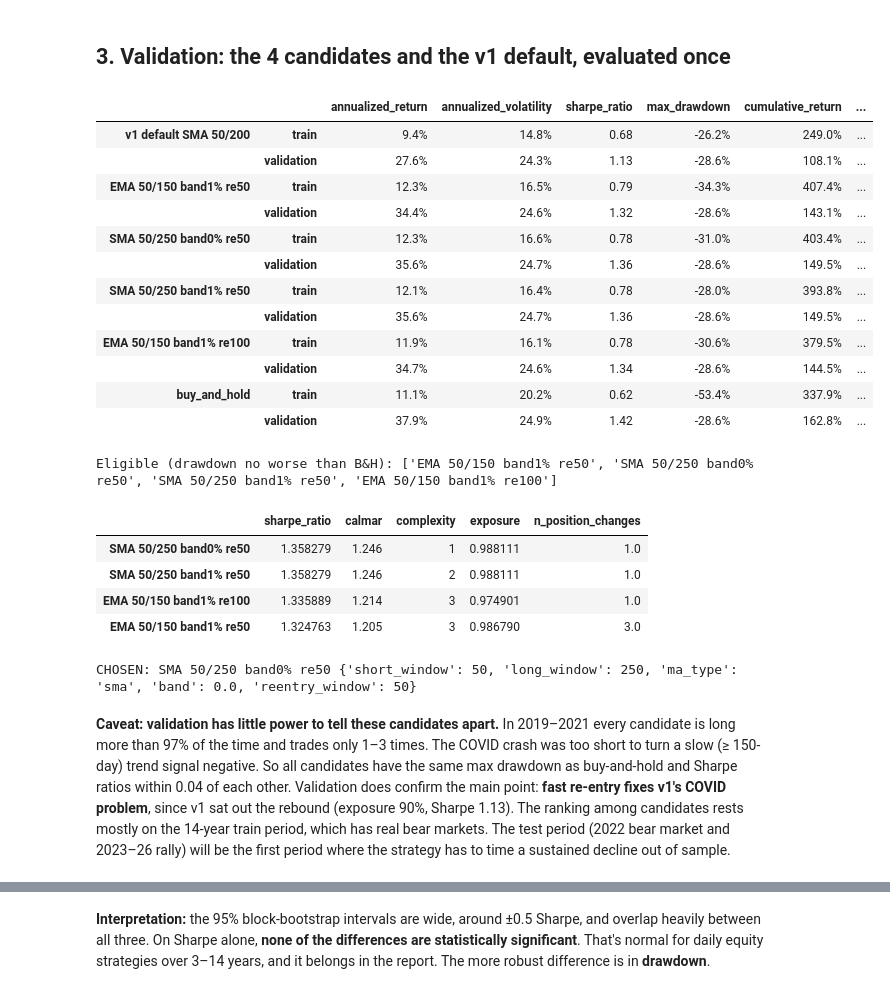
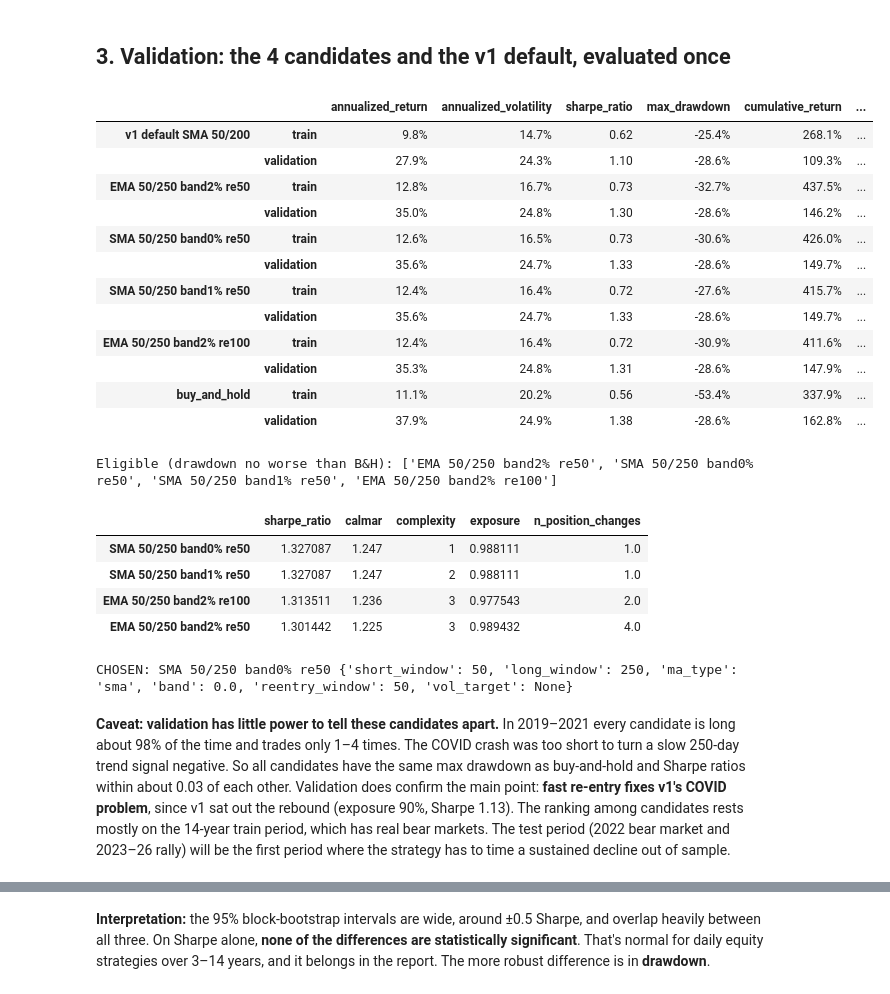
Before and after one commit to tush7301/qqq-trading-strategies, a Jupyter notebook: notebooks/01_moving_average/tuning.ipynb, the cells around one changed output, grey strips where cells are left out. Drawn from its saved outputs; the diff is of its cells as text; code cells hidden in the pictures.

```diff
--- a/notebooks/01_moving_average/tuning.ipynb
+++ b/notebooks/01_moving_average/tuning.ipynb
@@ -37,7 +40,8 @@ print(f"{len(prices)} trading days, {prices.index[0].date()} -> {prices.index[-1
 # %% [markdown]
 ## 0. Baseline: v1 default (50/200 SMA) vs buy-and-hold
 # %%
-base = period_metrics(backtest_strategy(MA(50, 200, reentry_window=None), prices))
+NOCAP = dict(vol_target=None)  # stages 0-3 tune the signal without the cap (stage 4 adds it)
+base = period_metrics(backtest_strategy(MA(50, 200, reentry_window=None, **NOCAP), prices))
 pct(pd.concat({"MA 50/200 (v1)": base, "buy_and_hold": bh})[COLS])
 # %% [output]
 |  |  | annualized_return | annualized_volatility | sharpe_ratio | max_drawdown | cumulative_return | ... |
@@ -50,7 +54,7 @@ pct(pd.concat({"MA 50/200 (v1)": base, "buy_and_hold": bh})[COLS])
 # %%
 SHORTS, LONGS = [1, 5, 10, 20, 50], [50, 100, 150, 200, 250]
 g1 = grid_search(MA, {"short_window": SHORTS, "long_window": LONGS, "ma_type": ["sma", "ema"]}, period="train", prices=prices,
-                 reentry_window=None)
+                 reentry_window=None, **NOCAP)
 fig, axes = plt.subplots(1, 2, figsize=(12, 4.2))
 bases = {}
 for ax, t in zip(axes, ["sma", "ema"]):
@@ -83,11 +87,11 @@ Stage-1 base pairs: {'sma': (50, 250), 'ema': (50, 150)}
 rows = []
 for t, (s, l) in bases.items():
     g = grid_search(MA, {"band": [0.0, 0.01, 0.02], "reentry_window": [None, 20, 50, 100]}, period="train", prices=prices,
-                    short_window=s, long_window=l, ma_type=t)
+                    short_window=s, long_window=l, ma_type=t, **NOCAP)
     g["short_window"], g["long_window"], g["ma_type"] = s, l, t
     for _, r in g.iterrows():
         kw = dict(short_window=s, long_window=l, ma_type=t, band=r.band,
-                  reentry_window=None if pd.isna(r.reentry_window) else int(r.reentry_window))
+                  reentry_window=None if pd.isna(r.reentry_window) else int(r.reentry_window), **NOCAP)
         res = backtest_strategy(MA(**kw), prices).slice(*PERIODS["train"])
         rows.append(kw | {"sharpe_ratio": r.sharpe_ratio, "annualized_return": r.annualized_return,
                           "max_drawdown": r.max_drawdown, "n_position_changes": trade_stats(res)["n_position_changes"]})
@@ -120,7 +124,7 @@ def label(r):
     re = "" if pd.isna(r.reentry_window) else f" re{int(r.reentry_window)}"
     return f"{r.ma_type.upper()} {r.short_window}/{r.long_window} band{r.band:.0%}{re}"
 CANDIDATES = {label(r): dict(short_window=int(r.short_window), long_window=int(r.long_window), ma_type=r.ma_type, band=float(r.band),
-                             reentry_window=None if pd.isna(r.reentry_window) else int(r.reentry_window))
+                             reentry_window=None if pd.isna(r.reentry_window) else int(r.reentry_window), **NOCAP)
               for _, r in cands.iterrows()}
 CANDIDATES
 # %% [output]
@@ -147,27 +148,27 @@ CANDIDATES
 # %% [markdown]
 ## 3. Validation: the 4 candidates and the v1 default, evaluated once
 # %%
-configs = {"v1 default SMA 50/200": dict(short_window=50, long_window=200, reentry_window=None)} | CANDIDATES
+configs = {"v1 default SMA 50/200": dict(short_window=50, long_window=200, reentry_window=None, **NOCAP)} | CANDIDATES
 results = {k: backtest_strategy(MA(**kw), prices) for k, kw in configs.items()}
 results["buy_and_hold"] = backtest_strategy(BuyAndHold(), prices)
 tbl = pd.concat({k: period_metrics(r) for k, r in results.items()})[COLS + ["calmar_ratio"]]
-tbl["sharpe_10bps"] = [compute_metrics(run_backtest(prices, results[k].positions, 10).slice(*PERIODS[p]).returns)["sharpe_ratio"]
+tbl["sharpe_10bps"] = [run_backtest(prices, results[k].positions, 10).slice(*PERIODS[p]).metrics()["sharpe_ratio"]
                        for k, p in tbl.index]
 pct(tbl)
 # %% [output]
 |  |  | annualized_return | annualized_volatility | sharpe_ratio | max_drawdown | cumulative_return | ... |
-| v1 default SMA 50/200 | train | 9.4% | 14.8% | 0.68 | -26.2% | 249.0% | ... |
-|  | validation | 27.6% | 24.3% | 1.13 | -28.6% | 108.1% | ... |
-| EMA 50/150 band1% re50 | train | 12.3% | 16.5% | 0.79 | -34.3% | 407.4% | ... |
-|  | validation | 34.4% | 24.6% | 1.32 | -28.6% | 143.1% | ... |
-| SMA 50/250 band0% re50 | train | 12.3% | 16.6% | 0.78 | -31.0% | 403.4% | ... |
-|  | validation | 35.6% | 24.7% | 1.36 | -28.6% | 149.5% | ... |
-| SMA 50/250 band1% re50 | train | 12.1% | 16.4% | 0.78 | -28.0% | 393.8% | ... |
-|  | validation | 35.6% | 24.7% | 1.36 | -28.6% | 149.5% | ... |
-| EMA 50/150 band1% re100 | train | 11.9% | 16.1% | 0.78 | -30.6% | 379.5% | ... |
-|  | validation | 34.7% | 24.6% | 1.34 | -28.6% | 144.5% | ... |
-| buy_and_hold | train | 11.1% | 20.2% | 0.62 | -53.4% | 337.9% | ... |
-|  | validation | 37.9% | 24.9% | 1.42 | -28.6% | 162.8% | ... |
+| v1 default SMA 50/200 | train | 9.8% | 14.7% | 0.62 | -25.4% | 268.1% | ... |
+|  | validation | 27.9% | 24.3% | 1.10 | -28.6% | 109.3% | ... |
+| EMA 50/250 band2% re50 | train | 12.8% | 16.7% | 0.73 | -32.7% | 437.5% | ... |
+|  | validation | 35.0% | 24.8% | 1.30 | -28.6% | 146.2% | ... |
+| SMA 50/250 band0% re50 | train | 12.6% | 16.5% | 0.73 | -30.6% | 426.0% | ... |
+|  | validation | 35.6% | 24.7% | 1.33 | -28.6% | 149.7% | ... |
+| SMA 50/250 band1% re50 | train | 12.4% | 16.4% | 0.72 | -27.6% | 415.7% | ... |
+|  | validation | 35.6% | 24.7% | 1.33 | -28.6% | 149.7% | ... |
+| EMA 50/250 band2% re100 | train | 12.4% | 16.4% | 0.72 | -30.9% | 411.6% | ... |
+|  | validation | 35.3% | 24.8% | 1.31 | -28.6% | 147.9% | ... |
+| buy_and_hold | train | 11.1% | 20.2% | 0.56 | -53.4% | 337.9% | ... |
+|  | validation | 37.9% | 24.9% | 1.38 | -28.6% | 162.8% | ... |
 # %%
 val = tbl.xs("validation", level=1)
 bh_mdd = val.loc["buy_and_hold", "max_drawdown"]
@@ -185,12 +186,12 @@ print("Eligible (drawdown no worse than B&H):", list(ok.index))
 display(ranked[["sharpe_ratio", "calmar", "complexity", "exposure", "n_position_changes"]])
 print("CHOSEN:", CHOSEN, FINAL)
 # %% [output]
-Eligible (drawdown no worse than B&H): ['EMA 50/150 band1% re50', 'SMA 50/250 band0% re50', 'SMA 50/250 band1% re50', 'EMA 50/150 band1% re100']
+Eligible (drawdown no worse than B&H): ['EMA 50/250 band2% re50', 'SMA 50/250 band0% re50', 'SMA 50/250 band1% re50', 'EMA 50/250 band2% re100']
 |  | sharpe_ratio | calmar | complexity | exposure | n_position_changes |
-| SMA 50/250 band0% re50 | 1.358279 | 1.246 | 1 | 0.988111 | 1.0 |
-| SMA 50/250 band1% re50 | 1.358279 | 1.246 | 2 | 0.988111 | 1.0 |
-| EMA 50/150 band1% re100 | 1.335889 | 1.214 | 3 | 0.974901 | 1.0 |
-| EMA 50/150 band1% re50 | 1.324763 | 1.205 | 3 | 0.986790 | 3.0 |
+| SMA 50/250 band0% re50 | 1.327087 | 1.247 | 1 | 0.988111 | 1.0 |
+| SMA 50/250 band1% re50 | 1.327087 | 1.247 | 2 | 0.988111 | 1.0 |
+| EMA 50/250 band2% re100 | 1.313511 | 1.236 | 3 | 0.977543 | 2.0 |
+| EMA 50/250 band2% re50 | 1.301442 | 1.225 | 3 | 0.989432 | 4.0 |
-CHOSEN: SMA 50/250 band0% re50 {'short_window': 50, 'long_window': 250, 'ma_type': 'sma', 'band': 0.0, 'reentry_window': 50}
+CHOSEN: SMA 50/250 band0% re50 {'short_window': 50, 'long_window': 250, 'ma_type': 'sma', 'band': 0.0, 'reentry_window': 50, 'vol_target': None}
 # %% [markdown]
-**Caveat: validation has little power to tell these candidates apart.** In 2019–2021 every candidate is long more than 97% of the time and trades only 1–3 times. The COVID crash was too short to turn a slow (≥ 150-day) trend signal negative. So all candidates have the same max drawdown as buy-and-hold and Sharpe ratios within 0.04 of each other. Validation does confirm the main point: **fast re-entry fixes v1's COVID problem**, since v1 sat out the rebound (exposure 90%, Sharpe 1.13). The ranking among candidates rests mostly on the 14-year train period, which has real bear markets. The test period (2022 bear market and 2023–26 rally) will be the first period where the strategy has to time a sustained decline out of sample.
+**Caveat: validation has little power to tell these candidates apart.** In 2019–2021 every candidate is long about 98% of the time and trades only 1–4 times. The COVID crash was too short to turn a slow 250-day trend signal negative. So all candidates have the same max drawdown as buy-and-hold and Sharpe ratios within about 0.03 of each other. Validation does confirm the main point: **fast re-entry fixes v1's COVID problem**, since v1 sat out the rebound (exposure 90%, Sharpe 1.13). The ranking among candidates rests mostly on the 14-year train period, which has real bear markets. The test period (2022 bear market and 2023–26 rally) will be the first period where the strategy has to time a sustained decline out of sample.
```
Also changed, not shown: parts of 15 cells of this notebook, 44 other files.
